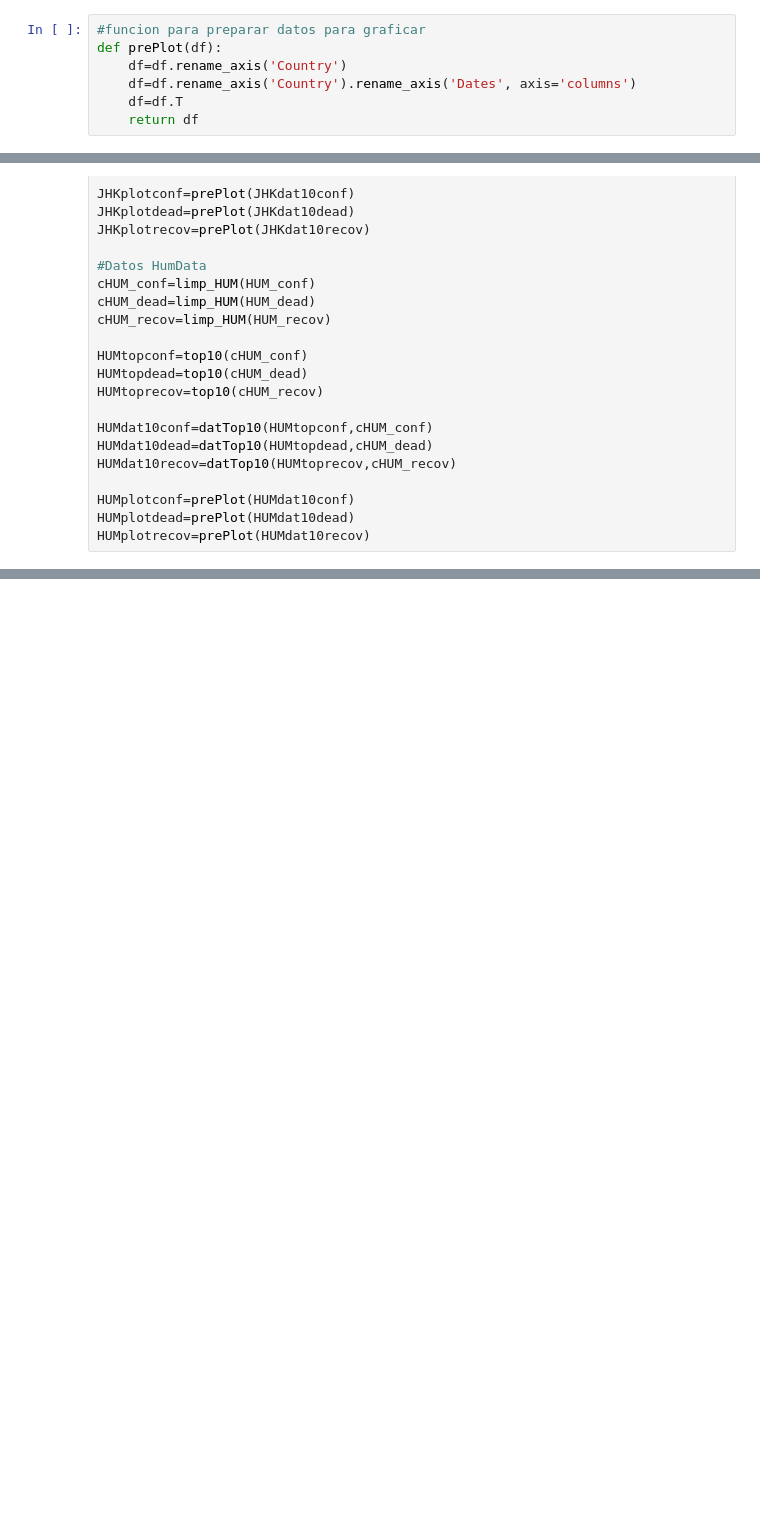
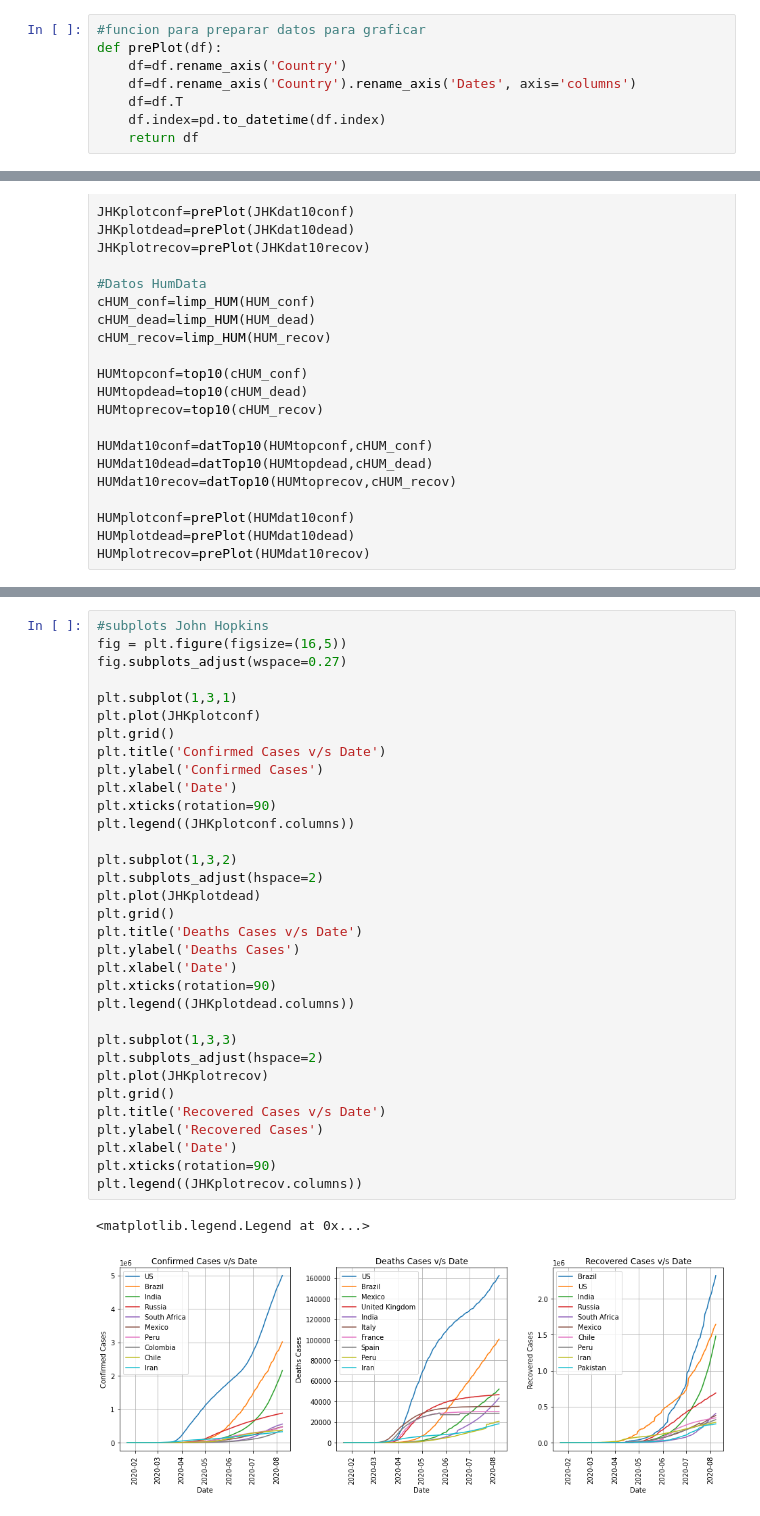
Before and after one commit to Tisks/Covid-Big-Data, a Jupyter notebook: Grafico_mundial_subplot_HumData.ipynb, the cells around one changed output, grey strips where cells are left out. Drawn from its saved outputs; the diff is of its cells as text; blank space fills up the shorter version.

```diff
--- a/Grafico_mundial_subplot_HumData.ipynb
+++ b/Grafico_mundial_subplot_HumData.ipynb
@@ -62,6 +62,7 @@ def prePlot(df):
     df=df.rename_axis('Country')
     df=df.rename_axis('Country').rename_axis('Dates', axis='columns')
     df=df.T
+    df.index=pd.to_datetime(df.index)
     return df
 # %%
 #Datos de John Hopkins
@@ -116,0 +101,36 @@ HUMplotdead
+# %%
+#subplots John Hopkins
+fig = plt.figure(figsize=(16,5))
+fig.subplots_adjust(wspace=0.27)
+
+plt.subplot(1,3,1)
+plt.plot(JHKplotconf)
+plt.grid()
+plt.title('Confirmed Cases v/s Date')
+plt.ylabel('Confirmed Cases')
+plt.xlabel('Date')
+plt.xticks(rotation=90)
+plt.legend((JHKplotconf.columns))
+
+plt.subplot(1,3,2)
+plt.subplots_adjust(hspace=2)
+plt.plot(JHKplotdead)
+plt.grid()
+plt.title('Deaths Cases v/s Date')
+plt.ylabel('Deaths Cases')
+plt.xlabel('Date')
+plt.xticks(rotation=90)
+plt.legend((JHKplotdead.columns))
+
+plt.subplot(1,3,3)
+plt.subplots_adjust(hspace=2)
+plt.plot(JHKplotrecov)
+plt.grid()
+plt.title('Recovered Cases v/s Date')
+plt.ylabel('Recovered Cases')
+plt.xlabel('Date')
+plt.xticks(rotation=90)
+plt.legend((JHKplotrecov.columns))
+# %% [output]
+<matplotlib.legend.Legend at 0x...>
+[figure, added]
```
Also changed, not shown: parts of 2 cells of this notebook.
